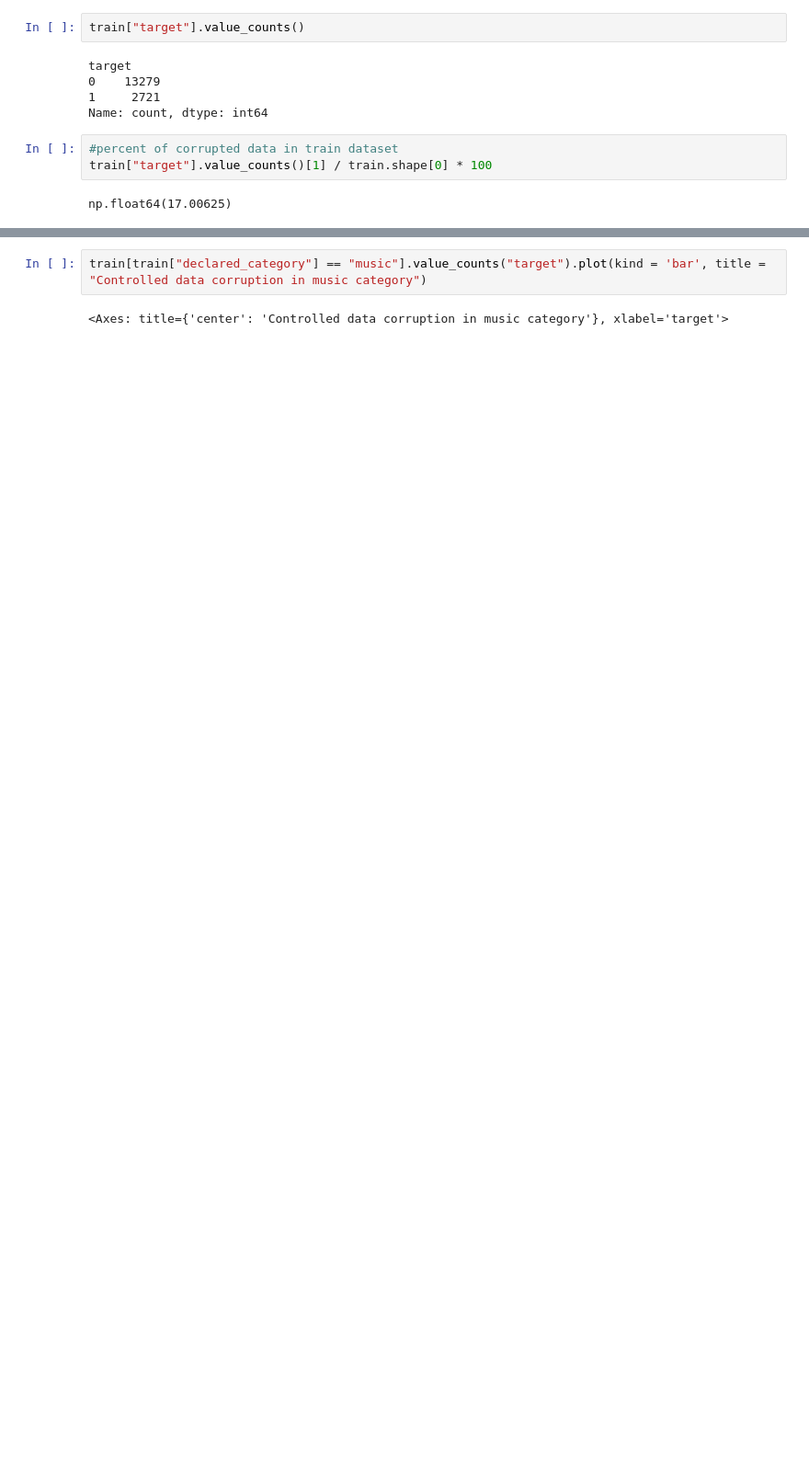
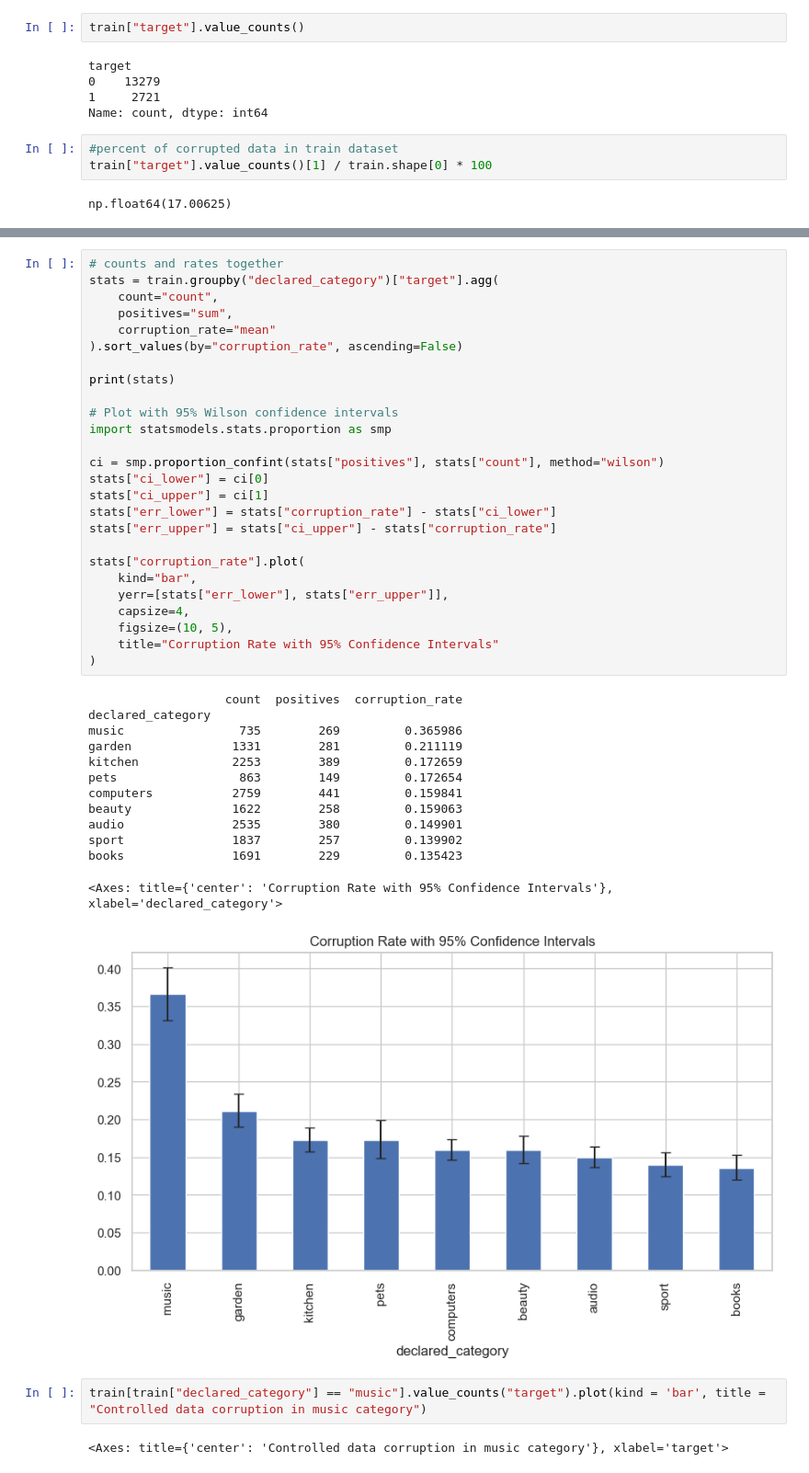
Before and after one commit to alexxmyst/PJATK-Recruitment-Task, a Jupyter notebook: notebooks/train_eda.ipynb, the cells around one changed output, grey strips where cells are left out. Shown at 92% size. Cells and saved outputs as stored; diff of their text form; blank space fills up the shorter version.

```diff
--- a/notebooks/train_eda.ipynb
+++ b/notebooks/train_eda.ipynb
@@ -181,3 +177,43 @@ corruption_by_category.plot(kind='bar', figsize=(10, 5), title='Corruption Rate
+# %%
+# counts and rates together
+stats = train.groupby("declared_category")["target"].agg(
+    count="count",
+    positives="sum",
+    corruption_rate="mean"
+).sort_values(by="corruption_rate", ascending=False)
+
+print(stats)
+
+# Plot with 95% Wilson confidence intervals
+import statsmodels.stats.proportion as smp
+
+ci = smp.proportion_confint(stats["positives"], stats["count"], method="wilson")
+stats["ci_lower"] = ci[0]
+stats["ci_upper"] = ci[1]
+stats["err_lower"] = stats["corruption_rate"] - stats["ci_lower"]
+stats["err_upper"] = stats["ci_upper"] - stats["corruption_rate"]
+
+stats["corruption_rate"].plot(
+    kind="bar",
+    yerr=[stats["err_lower"], stats["err_upper"]],
+    capsize=4,
+    figsize=(10, 5),
+    title="Corruption Rate with 95% Confidence Intervals"
+)
+# %% [output]
+                   count  positives  corruption_rate
+declared_category
+music                735        269         0.365986
+garden              1331        281         0.211119
+kitchen             2253        389         0.172659
+pets                 863        149         0.172654
+computers           2759        441         0.159841
+beauty              1622        258         0.159063
+audio               2535        380         0.149901
+sport               1837        257         0.139902
+books               1691        229         0.135423
+<Axes: title={'center': 'Corruption Rate with 95% Confidence Intervals'}, xlabel='declared_category'>
+[figure, added]
 # %%
 train[train["declared_category"] == "music"].value_counts("target").plot(kind = 'bar', title = "Controlled data corruption in music category")
 # %% [output]
```
Also changed, not shown: parts of 26 cells of this notebook.
